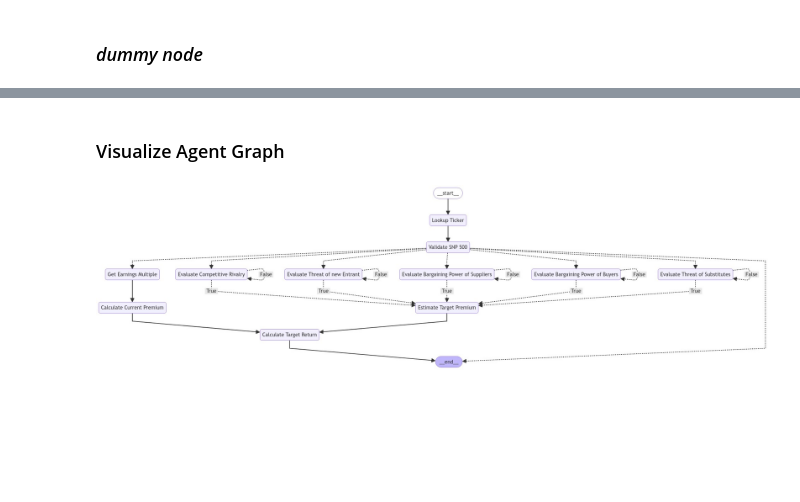
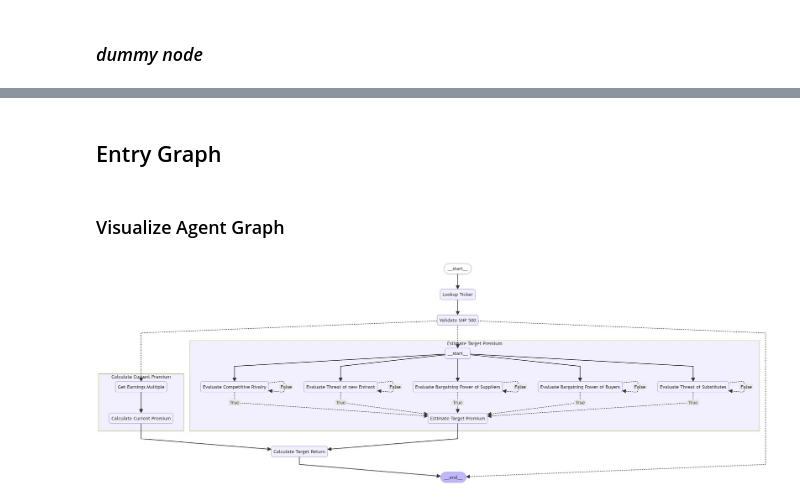
Before and after one commit to rbtkess/force-quant, a Jupyter notebook: ForceQuaint.ipynb, the cells around one changed output, grey strips where cells are left out. Saved outputs shown, nothing was run; the diff lists cells and outputs as text; code cells hidden in the pictures; blank space fills up the shorter version.

Commit message:
split graph

```diff
--- a/ForceQuaint.ipynb
+++ b/ForceQuaint.ipynb
@@ -95,0 +50,10 @@ graph = builder.compile()
+# %%
+cp_builder = StateGraph(State)
+cp_builder.add_node("Get Earnings Multiple", dummy_node)
+cp_builder.add_node("Calculate Current Premium", dummy_node)
+
+cp_builder.add_edge(START, "Get Earnings Multiple")
+cp_builder.add_edge("Get Earnings Multiple", "Calculate Current Premium")
+cp_builder.add_edge("Calculate Current Premium", END)
+
+cp_graph = cp_builder.compile()
@@ -96,6 +99,31 @@ graph = builder.compile()
+# %% [markdown]
+## Entry Graph
+# %%
+builder = StateGraph(State)
+builder.add_node("Lookup Ticker",dummy_node)
+builder.add_node("Validate SNP 500", dummy_node)
+builder.add_node("Calculate Current Premium", cp_graph)
+builder.add_node("Estimate Target Premium", ep_graph)
+builder.add_node("Calculate Target Return", dummy_node)
+builder.add_edge(START, "Lookup Ticker")
+
+builder.add_edge("Lookup Ticker", "Validate SNP 500")
+
+builder.add_conditional_edges("Validate SNP 500", validate_snp, [
+    "Calculate Current Premium",
+    "Estimate Target Premium",
+    END
+])
+
+builder.add_edge("Estimate Target Premium", "Calculate Target Return")
+builder.add_edge("Calculate Current Premium", "Calculate Target Return")
+
+
+builder.add_edge("Calculate Target Return", END)
+graph = builder.compile()
 # %% [markdown]
 ### Visualize Agent Graph
 # %%
-display(Image(graph.get_graph().draw_mermaid_png()))
+display(Image(graph.get_graph(xray=1).draw_mermaid_png()))
 # %% [output]
-[figure, old version]
+[figure, new version]
```
Also changed, not shown: parts of 7 cells of this notebook.
